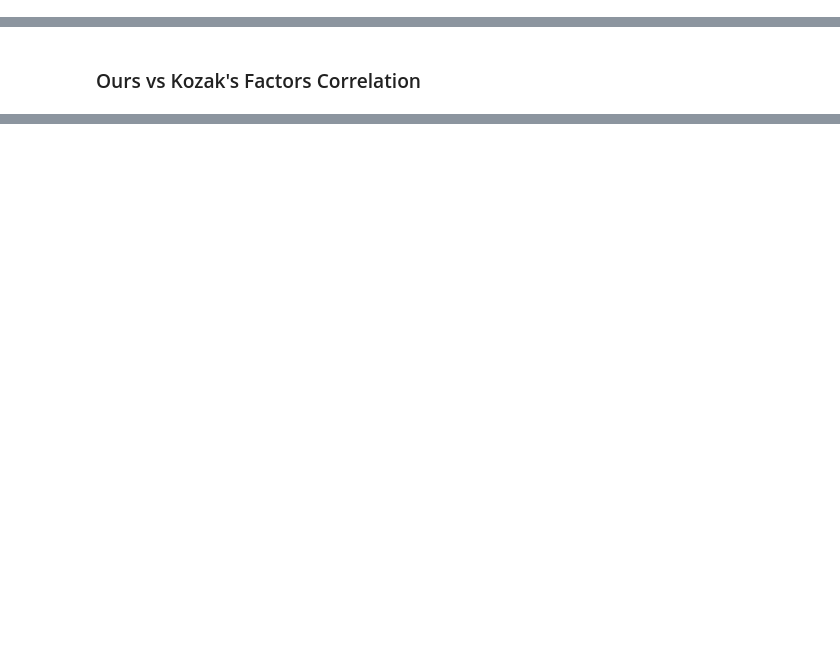
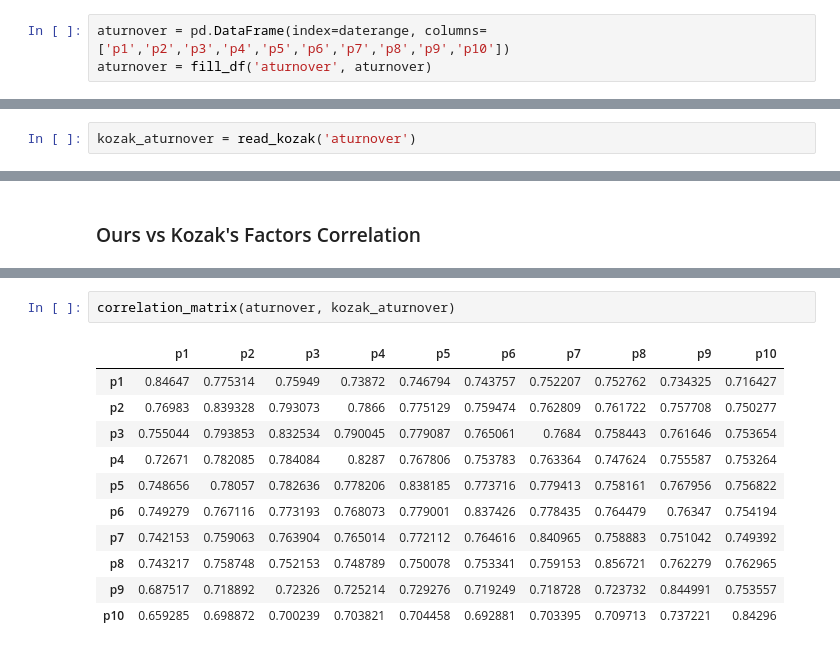
Before and after one commit to samuefra/summer_paper, a Jupyter notebook: code/double_check/double_check.ipynb, the cells around one changed output, grey strips where cells are left out. Saved outputs shown, nothing was run; the diff lists cells and outputs as text; blank space fills up the shorter version.

```diff
--- a/code/double_check/double_check.ipynb
+++ b/code/double_check/double_check.ipynb
@@ -109,0 +96,3 @@ df
+# %%
+aturnover = pd.DataFrame(index=daterange, columns=['p1','p2','p3','p4','p5','p6','p7','p8','p9','p10'])
+aturnover = fill_df('aturnover', aturnover)
@@ -237,0 +270,2 @@ kozak_value
+# %%
+kozak_aturnover = read_kozak('aturnover')
@@ -244,0 +406,14 @@ correlation_matrix(df[['Size Factor']], kozak_value[['Size Factor']])
+# %%
+correlation_matrix(aturnover, kozak_aturnover)
+# %% [output]
+|  | p1 | p2 | p3 | p4 | p5 | p6 | p7 | p8 | p9 | p10 |
+| p1 | 0.84647 | 0.775314 | 0.75949 | 0.73872 | 0.746794 | 0.743757 | 0.752207 | 0.752762 | 0.734325 | 0.716427 |
+| p2 | 0.76983 | 0.839328 | 0.793073 | 0.7866 | 0.775129 | 0.759474 | 0.762809 | 0.761722 | 0.757708 | 0.750277 |
+| p3 | 0.755044 | 0.793853 | 0.832534 | 0.790045 | 0.779087 | 0.765061 | 0.7684 | 0.758443 | 0.761646 | 0.753654 |
+| p4 | 0.72671 | 0.782085 | 0.784084 | 0.8287 | 0.767806 | 0.753783 | 0.763364 | 0.747624 | 0.755587 | 0.753264 |
+| p5 | 0.748656 | 0.78057 | 0.782636 | 0.778206 | 0.838185 | 0.773716 | 0.779413 | 0.758161 | 0.767956 | 0.756822 |
+| p6 | 0.749279 | 0.767116 | 0.773193 | 0.768073 | 0.779001 | 0.837426 | 0.778435 | 0.764479 | 0.76347 | 0.754194 |
+| p7 | 0.742153 | 0.759063 | 0.763904 | 0.765014 | 0.772112 | 0.764616 | 0.840965 | 0.758883 | 0.751042 | 0.749392 |
+| p8 | 0.743217 | 0.758748 | 0.752153 | 0.748789 | 0.750078 | 0.753341 | 0.759153 | 0.856721 | 0.762279 | 0.762965 |
+| p9 | 0.687517 | 0.718892 | 0.72326 | 0.725214 | 0.729276 | 0.719249 | 0.718728 | 0.723732 | 0.844991 | 0.753557 |
+| p10 | 0.659285 | 0.698872 | 0.700239 | 0.703821 | 0.704458 | 0.692881 | 0.703395 | 0.709713 | 0.737221 | 0.84296 |
```
Also changed, not shown: parts of 186 cells of this notebook, 8 other files.
